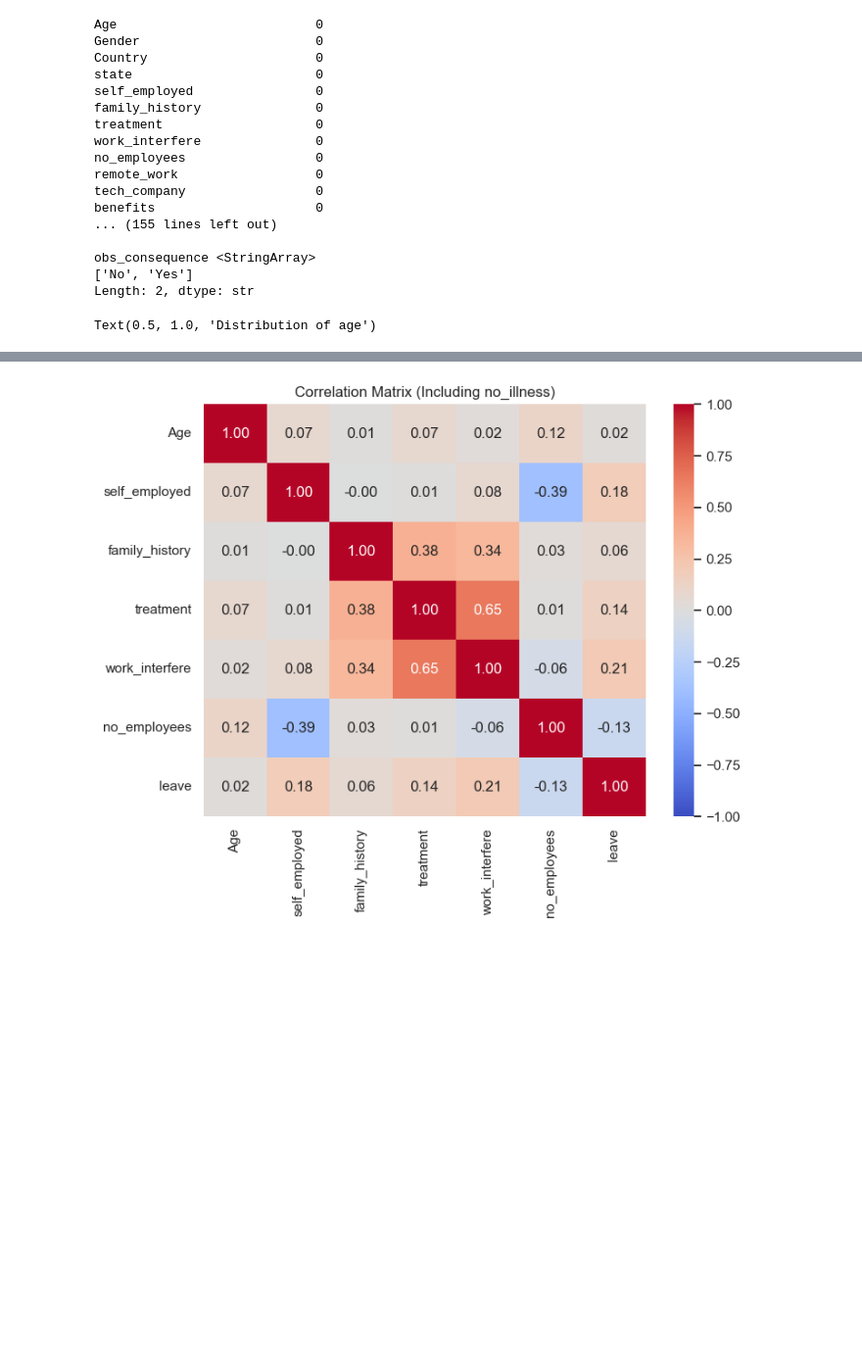
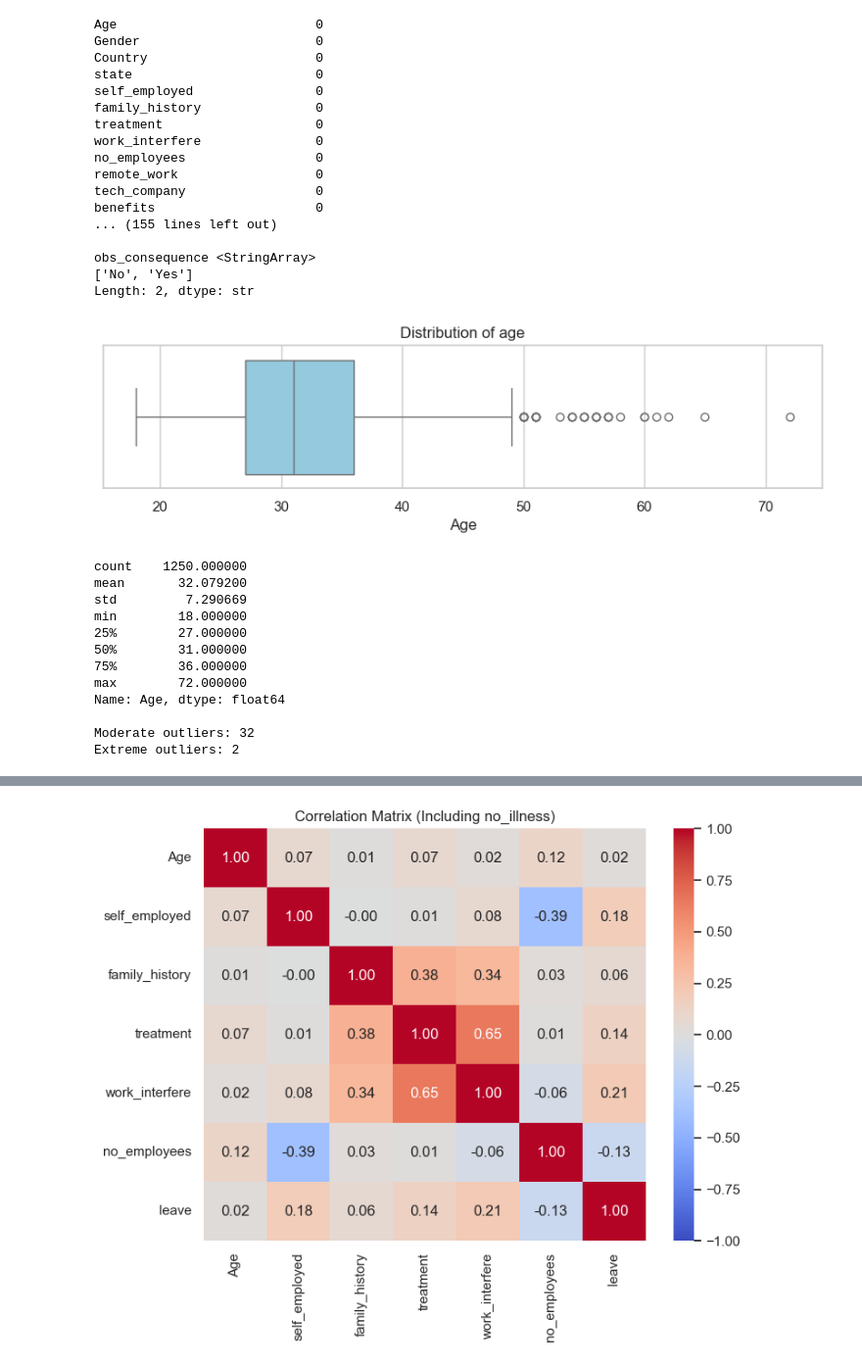
Before and after one commit to natalia5678/dm_project_imported, a Jupyter notebook: projDM.ipynb, the cells around one changed output, grey strips where cells are left out. Shown at 98% size. Drawn from its saved outputs; the diff is of its cells as text; code cells hidden in the pictures; blank space fills up the shorter version.

Commit message:
added otliers to age column

```diff
--- a/projDM.ipynb
+++ b/projDM.ipynb
@@ -118,11 +118,52 @@ obs_consequence <StringArray>
 ['No', 'Yes']
 Length: 2, dtype: str
 # %%
-# EDA for Age column
+# Age column outliers detection and handling
 
-sns.boxplot(data=df, x='Age', ax=axes[0, 0], color='skyblue')
-axes[0, 0].set_title('Distribution of age')
+sns.set_theme(style="whitegrid")
+fig, axes = plt.subplots(1, 1, figsize=(10, 2))
+sns.boxplot(data=df, x='Age', color='skyblue')
+plt.title('Distribution of age')
+plt.show()
+
+# show summary statistics for age column
+print(df['Age'].describe(), '\n')
+
+# determine moderate and extreme outliers using IQR method
+Q1 = df['Age'].quantile(0.25)
+Q3 = df['Age'].quantile(0.75)
+IQR = Q3 - Q1
+lower_bound = Q1 - 1.5 * IQR
+upper_bound = Q3 + 1.5 * IQR
+extreme_lower_bound = Q1 - 3 * IQR
+extreme_upper_bound = Q3 + 3 * IQR
+print(f'Moderate outliers: {df[(df["Age"] < lower_bound) | (df["Age"] > upper_bound)].shape[0]}')
+print(f'Extreme outliers: {df[(df["Age"] < extreme_lower_bound) | (df["Age"] > extreme_upper_bound)].shape[0]}')
+
+# # delete all outliers from age column
+# df = df[(df["Age"] >= lower_bound) & (df["Age"] <= upper_bound)]
+# print(f'Rows remaining after removing outliers: {df.shape[0]}')
+
+# fig, axes = plt.subplots(1, 1, figsize=(10, 2))
+# sns.boxplot(data=df, x='Age', color='skyblue')
+# plt.title('Distribution of age')
+# plt.show()
+
+# # show summary statistics for age column after outliers removal
+# print(df['Age'].describe(), '\n')
 # %% [output]
+[figure, added]
-Text(0.5, 1.0, 'Distribution of age')
+count    1250.000000
+mean       32.079200
+std         7.290669
+min        18.000000
+25%        27.000000
+50%        31.000000
+75%        36.000000
+max        72.000000
+Name: Age, dtype: float64
+
+Moderate outliers: 32
+Extreme outliers: 2
 # %%
 # EDA - exploratory data analysis
```
Also changed, not shown: parts of 1 cell of this notebook.
